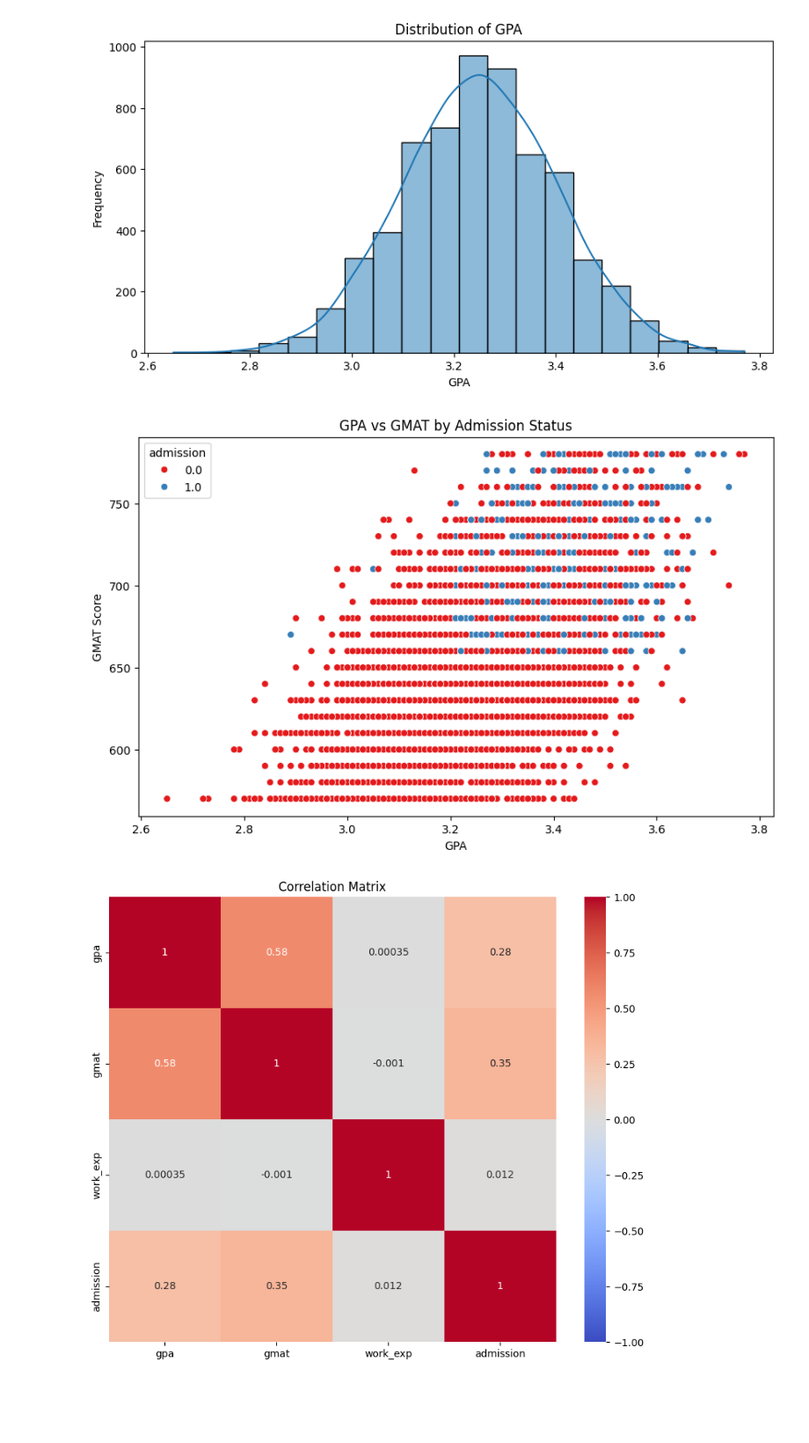
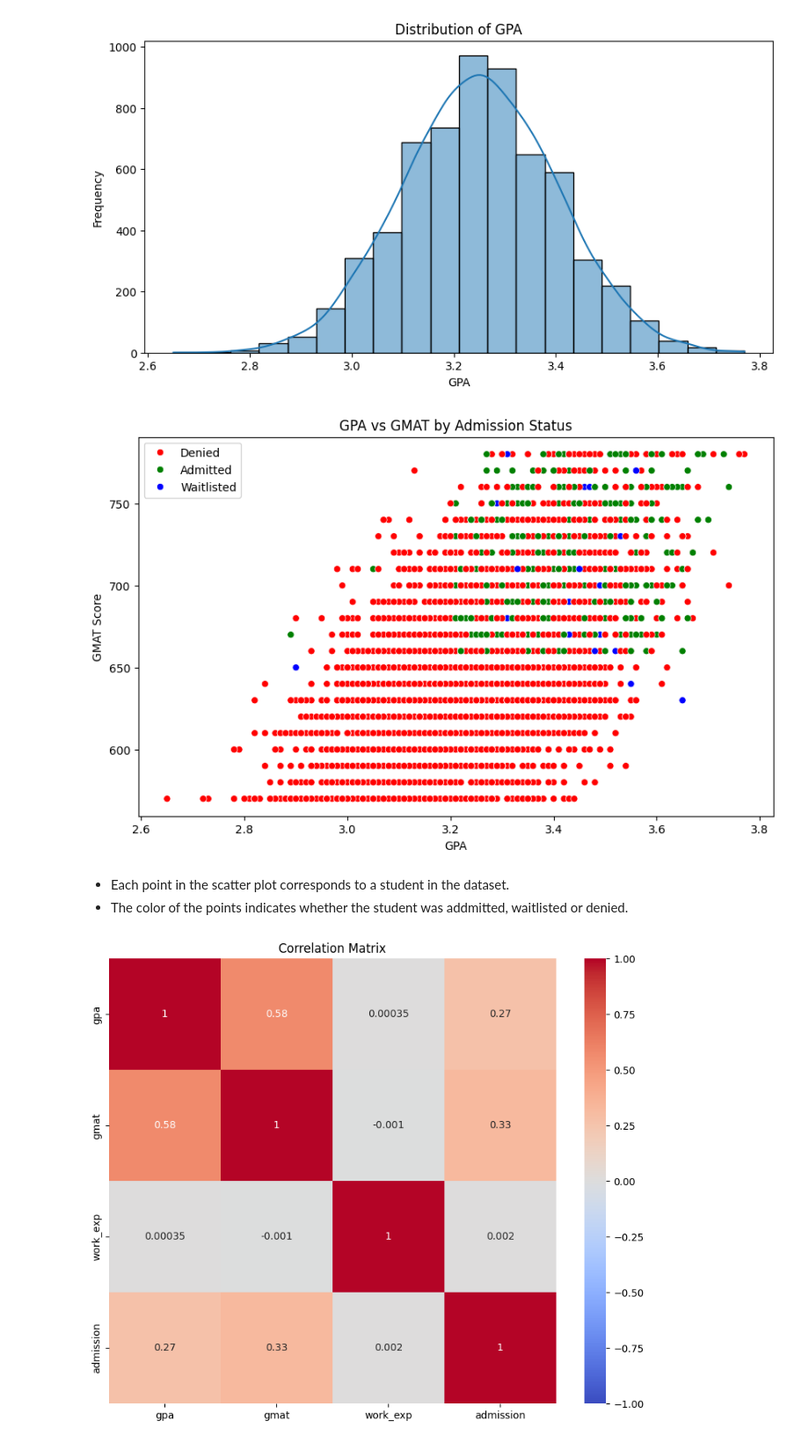
Before and after one commit to toutsos/ml_project, a Jupyter notebook: big-data-ml-project.ipynb, the cells around one changed output. Shown: that part at 88% size. Drawn from its saved outputs; the diff is of its cells as text; code cells hidden in the pictures; blank space fills up the shorter version.

```diff
--- a/big-data-ml-project.ipynb
+++ b/big-data-ml-project.ipynb
@@ -97,4 +105,6 @@ plt.show()
 # %% [output]
 [figure]
 # %%
-df['admission'] = df['admission'].map({'Admit': 1}).fillna(0)
+# Prepare the admission feature for the following graphs.
+df['admission'] = df['admission'].map({'Admit': 1,'Waitlist': 2 }).fillna(0)
+df['admission'].value_counts()
@@ -110,14 +127,36 @@ plt.show()
 [figure]
 # %%
 #GPA vs GMAT with admissions
+
+# Convert 'admission' column to integers (if it is currently float)
+
+# Custom colors for 'admission' categories
+
+# Handle Waitlisted as denied
+custom_palette = {0: 'red', 1: 'green', 2: 'blue'}  # Adjust colors as needed
+
 plt.figure(figsize=(10, 6))
-sns.scatterplot(x='gpa', y='gmat', hue='admission', data=df, palette='Set1')
+
+# Scatter plot with custom color palette
+sns.scatterplot(x='gpa', y='gmat', hue='admission', data=df, palette=custom_palette)
+
+# Customizing the legend labels
+plt.legend(title='Admission Status', loc='best')
+
 plt.title('GPA vs GMAT by Admission Status')
 plt.xlabel('GPA')
 plt.ylabel('GMAT Score')
+
+handles, labels = plt.gca().get_legend_handles_labels()
+plt.legend(handles=handles, labels=['Denied', 'Admitted', 'Waitlisted'])
+
+
 plt.show()
 # %% [output]
-[figure, old version]
+[figure, new version]
+# %% [markdown]
+- Each point in the scatter plot corresponds to a student in the dataset.
+- The color of the points indicates whether the student was addmitted, waitlisted or denied.
 # %%
 #heatmap
 numeric_df = df.select_dtypes(include=[np.number])
```
Also changed, not shown: parts of 10 cells of this notebook.
